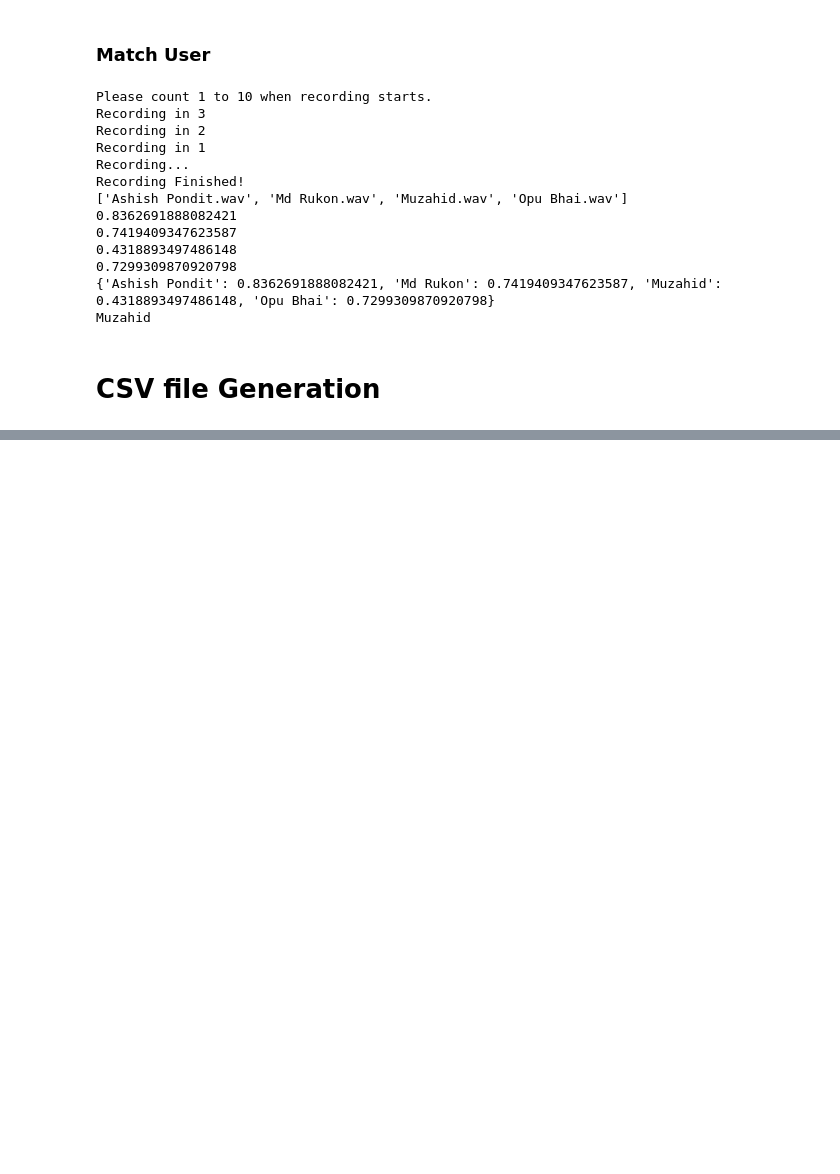
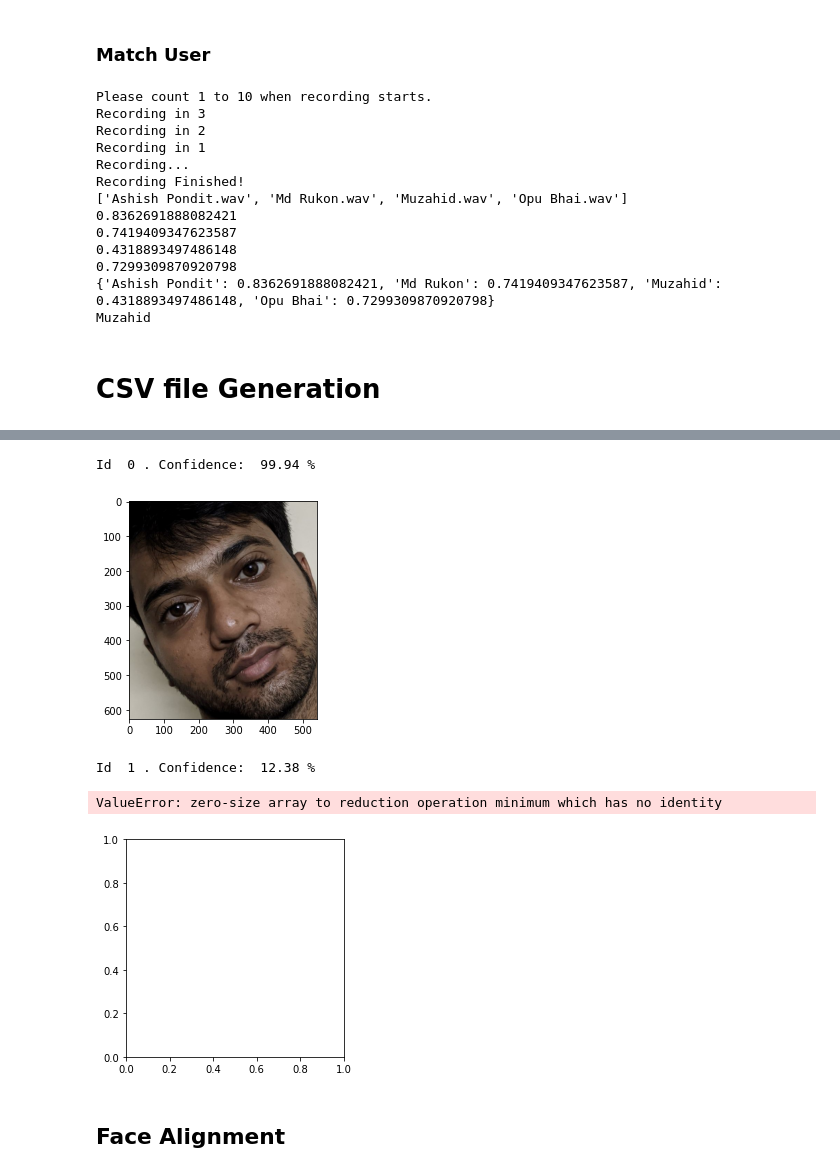
Before and after one commit to rukon023/ExamProctoringSystem, a Jupyter notebook: ModuleTest.ipynb, the cells around one changed output, grey strips where cells are left out. Cells and saved outputs as stored; diff of their text form; code cells hidden in the pictures; blank space fills up the shorter version.

```diff
--- a/ModuleTest.ipynb
+++ b/ModuleTest.ipynb
@@ -728,0 +804,8 @@ with open('large.csv','a') as f1:
+# %%
+image = cv2.imread("FaceRecognitionModule\FaceDatabase\pondit\pondit1.jpg")
+base_img = image.copy()
+original_size = base_img.shape
+target_size = (300, 300)
+image = cv2.resize(image, target_size)
+aspect_ratio_x = (original_size[1] / target_size[1])
+aspect_ratio_y = (original_size[0] / target_size[0])
@@ -728,0 +815,29 @@ with open('large.csv','a') as f1:
+# %%
+detector.setInput(imageBlob)
+detections = detector.forward()
+# %%
+column_labels = ["img_id", "is_face", "confidence", "left", "top", "right", "bottom"]
+detections_df = pd.DataFrame(detections[0][0], columns = column_labels)
+# %%
+detections_df['left'] = (detections_df['left'] * 300).astype(int)
+detections_df['bottom'] = (detections_df['bottom'] * 300).astype(int)
+detections_df['right'] = (detections_df['right'] * 300).astype(int)
+detections_df['top'] = (detections_df['top'] * 300).astype(int)
+# %%
+for i, instance in detections_df.iterrows():
+    confidence_score = str(round(100*instance["confidence"], 2))+" %"
+    left = instance["left"]; right = instance["right"]
+    bottom = instance["bottom"]; top = instance["top"]
+    detected_face = base_img[int(top*aspect_ratio_y):int(bottom*aspect_ratio_y) ,
+    int(left*aspect_ratio_x):int(right*aspect_ratio_x)]
+    print("Id ",i,". Confidence: ", confidence_score)
+    plt.imshow(detected_face[:,:,::-1])
+    plt.show()
+# %% [output]
+Id  0 . Confidence:  99.94 %
+[figure, added]
+Id  1 . Confidence:  12.38 %
+ValueError: zero-size array to reduction operation minimum which has no identity
+[figure, added]
+# %% [markdown]
+## Face Alignment
```
Also changed, not shown: parts of 29 cells of this notebook, 15 other files.
